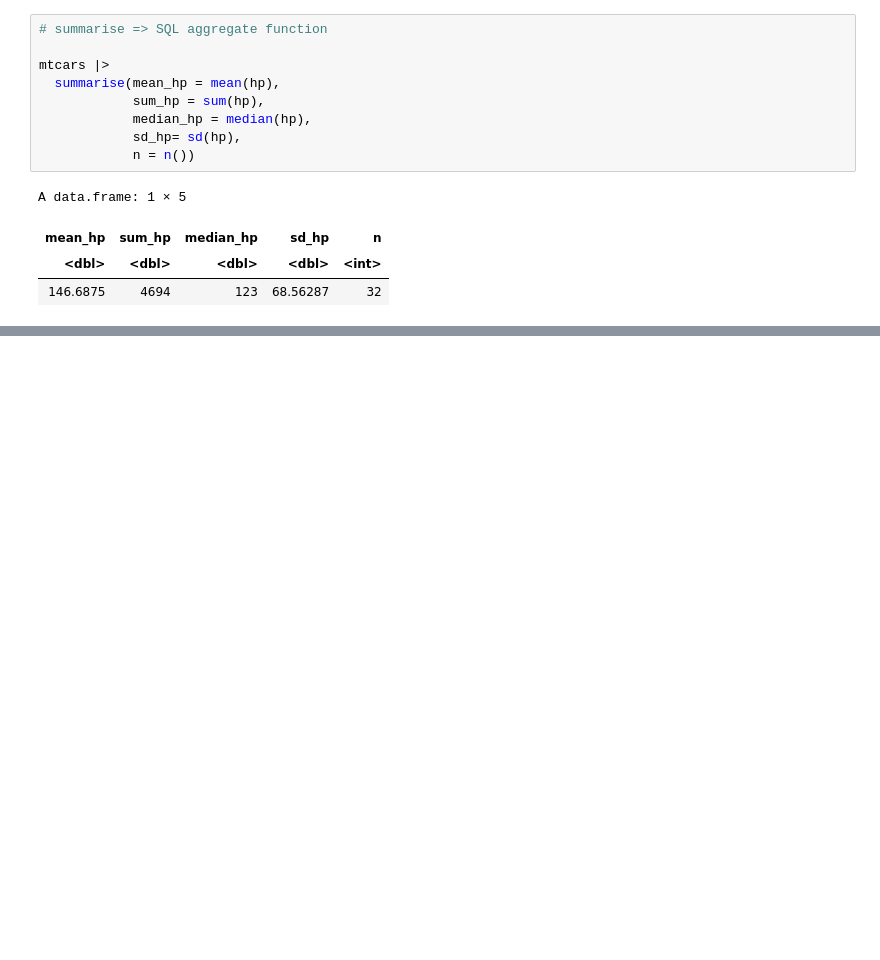
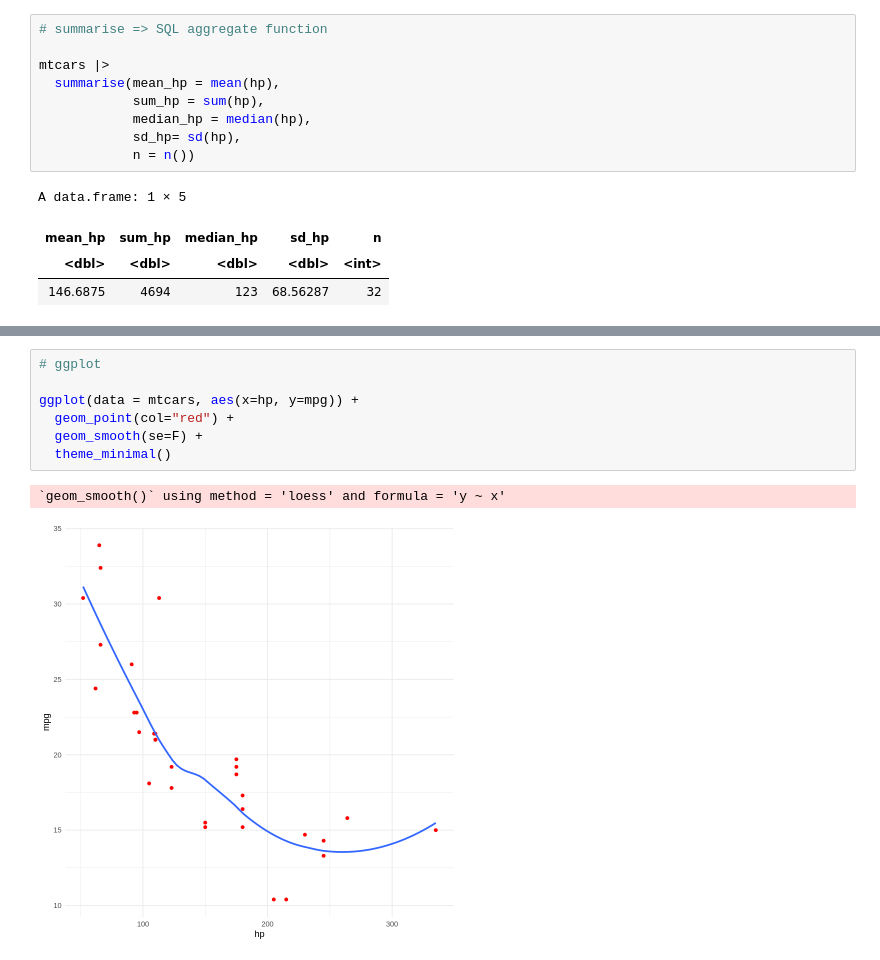
Before and after one commit to wiramonwrm/data-analytics, a Jupyter notebook: R_cheat_sheet.ipynb, the cells around one changed output, grey strips where cells are left out. Saved outputs shown, nothing was run; the diff lists cells and outputs as text; blank space fills up the shorter version.

```diff
--- a/R_cheat_sheet.ipynb
+++ b/R_cheat_sheet.ipynb
@@ -785,0 +1056,10 @@ A data.frame: 1 × 5
+# %%
+# ggplot
+
+ggplot(data = mtcars, aes(x=hp, y=mpg)) +
+  geom_point(col="red") +
+  geom_smooth(se=F) +
+  theme_minimal()
+# %% [output]
+`geom_smooth()` using method = 'loess' and formula = 'y ~ x'
+[figure, added]
```
Also changed, not shown: parts of 48 cells of this notebook.
